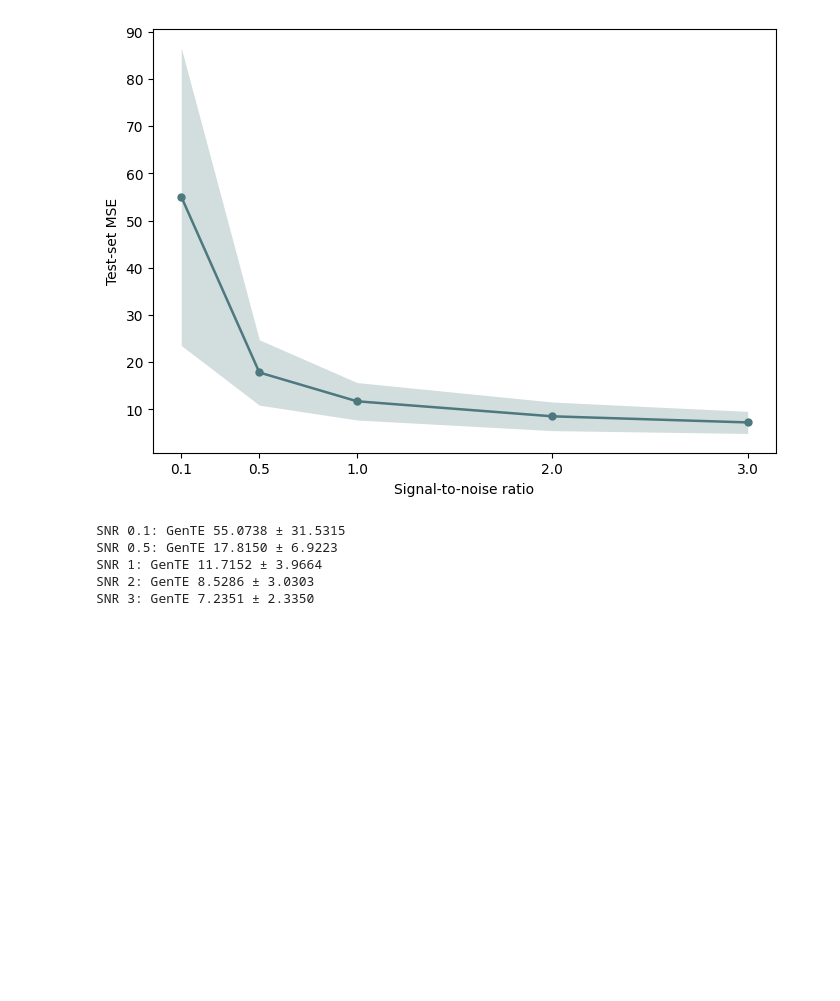
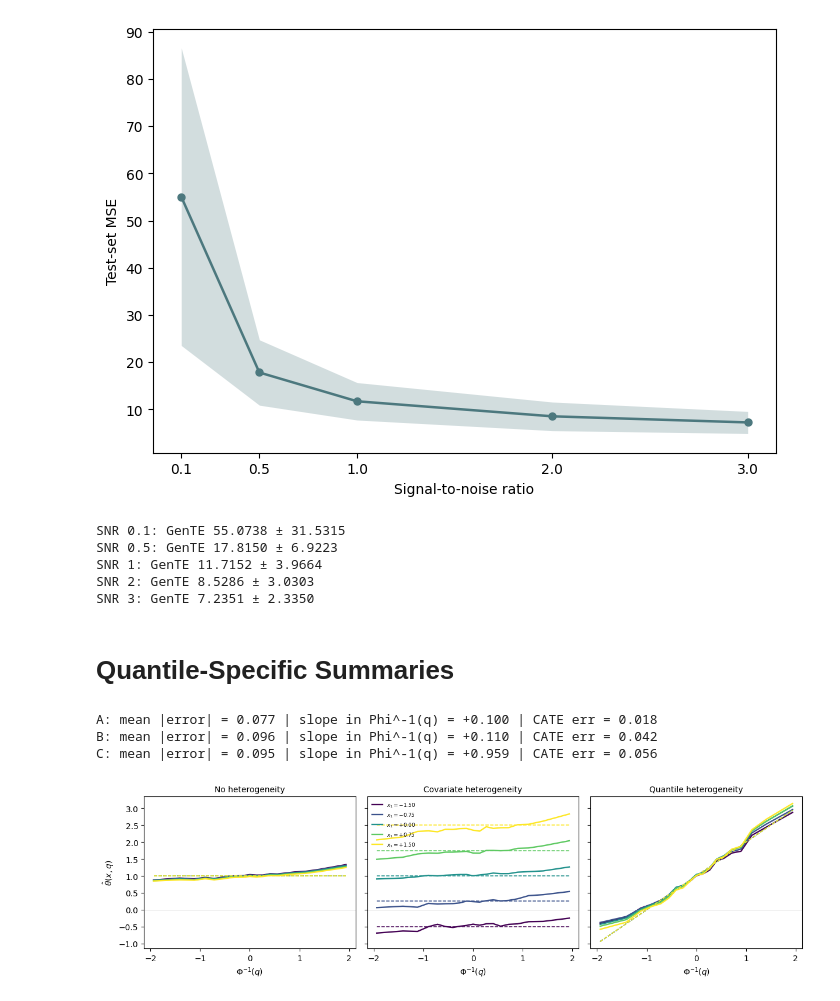
Before and after one commit to marnare/generativeAI, a Jupyter notebook: MC_simulations_mean_target.ipynb, the cells around one changed output. Saved outputs shown, nothing was run; the diff lists cells and outputs as text; code cells hidden in the pictures; blank space fills up the shorter version.

```diff
--- a/MC_simulations_mean_target.ipynb
+++ b/MC_simulations_mean_target.ipynb
@@ -302,3 +320,33 @@ SNR 0.5: GenTE 17.8150 ± 6.9223
 SNR 1: GenTE 11.7152 ± 3.9664
 SNR 2: GenTE 8.5286 ± 3.0303
 SNR 3: GenTE 7.2351 ± 2.3350
+# %% [markdown]
+# Quantile-Specific Summaries
+# %%
+import simulations
+importlib.reload(simulations)
+from simulations import run_panels, plot_panels
+
+from scipy.stats import norm
+
+
+# ---- run --------------------------------------------------------------
+out = run_panels(regimes=('A', 'B', 'C'), n=2000, p=4,
+                 n_profiles=5, seed=7, epochs=500)
+
+fig = plot_panels(out, probit=True)
+fig.savefig('results_sims_mean/qte_three_regimes.pdf', bbox_inches='tight')
+
+# ---- numerical companion to the figure --------------------------------
+for reg, d in out.items():
+    err   = np.abs(d['est'] - d['truth']).mean()
+    slope = np.polyfit(norm.ppf(d['q']), d['est'].mean(axis=0), 1)[0]
+    cate  = d['est'].mean(axis=1)          # integrate the curve over q
+    print(f"{reg}: mean |error| = {err:.3f} | "
+          f"slope in Phi^-1(q) = {slope:+.3f} | "
+          f"CATE err = {np.abs(cate - d['theta_eval']).mean():.3f}")
+# %% [output]
+A: mean |error| = 0.077 | slope in Phi^-1(q) = +0.100 | CATE err = 0.018
+B: mean |error| = 0.096 | slope in Phi^-1(q) = +0.110 | CATE err = 0.042
+C: mean |error| = 0.095 | slope in Phi^-1(q) = +0.959 | CATE err = 0.056
+[figure, added]
```
Also changed, not shown: parts of 4 cells of this notebook, 6 other files.
